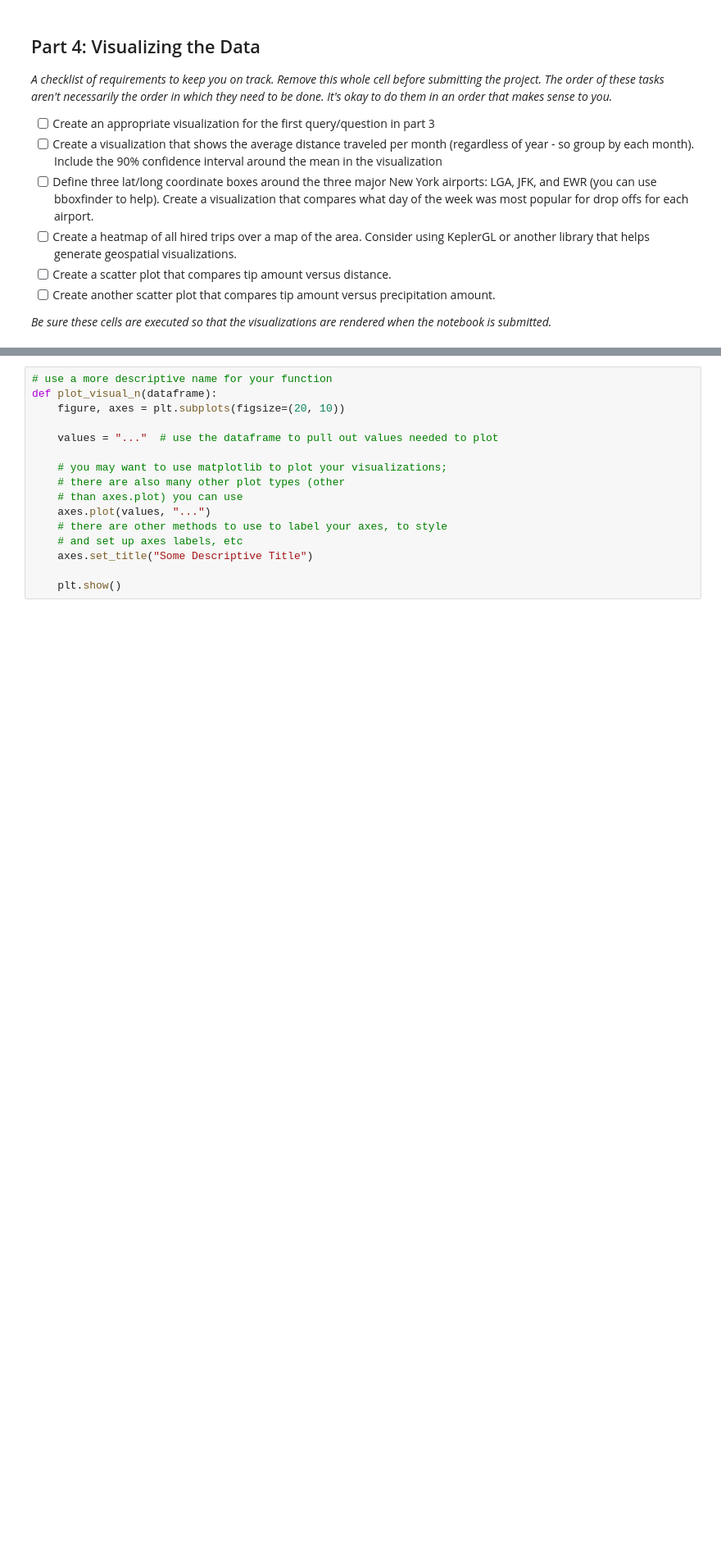
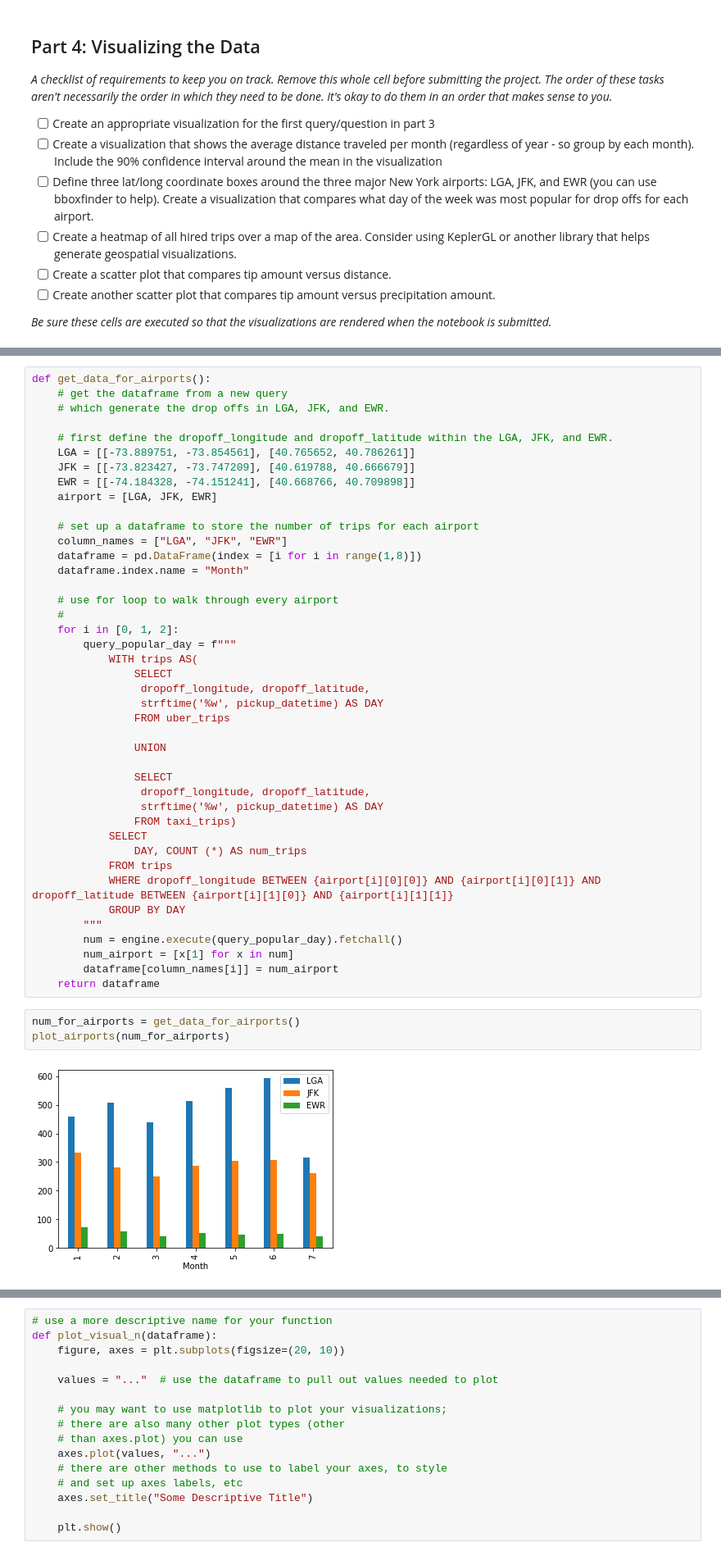
Before and after one commit to Yujdd/4501FP, a Jupyter notebook: Group7_FP.ipynb, the cells around one changed output, grey strips where cells are left out. Shown at 82% size. Drawn from its saved outputs; the diff is of its cells as text; blank space fills up the shorter version.

```diff
--- a/Group7_FP.ipynb
+++ b/Group7_FP.ipynb
@@ -792,0 +788,47 @@ uber_data
+# %%
+def get_data_for_airports():
+    # get the dataframe from a new query
+    # which generate the drop offs in LGA, JFK, and EWR.
+
+    # first define the dropoff_longitude and dropoff_latitude within the LGA, JFK, and EWR.
+    LGA = [[-73.889751, -73.854561], [40.765652, 40.786261]]
+    JFK = [[-73.823427, -73.747209], [40.619788, 40.666679]]
+    EWR = [[-74.184328, -74.151241], [40.668766, 40.709898]]
+    airport = [LGA, JFK, EWR]
+
+    # set up a dataframe to store the number of trips for each airport
+    column_names = ["LGA", "JFK", "EWR"]
+    dataframe = pd.DataFrame(index = [i for i in range(1,8)])
+    dataframe.index.name = "Month"
+
+    # use for loop to walk through every airport
+    #
+    for i in [0, 1, 2]:
+        query_popular_day = f"""
+            WITH trips AS(
+                SELECT
+                 dropoff_longitude, dropoff_latitude,
+                 strftime('%w', pickup_datetime) AS DAY
+                FROM uber_trips
+
+                UNION
+
+                SELECT
+                 dropoff_longitude, dropoff_latitude,
+                 strftime('%w', pickup_datetime) AS DAY
+                FROM taxi_trips)
+            SELECT
+                DAY, COUNT (*) AS num_trips
+            FROM trips
+            WHERE dropoff_longitude BETWEEN {airport[i][0][0]} AND {airport[i][0][1]} AND dropoff_latitude BETWEEN {airport[i][1][0]} AND {airport[i][1][1]}
+            GROUP BY DAY
+        """
+        num = engine.execute(query_popular_day).fetchall()
+        num_airport = [x[1] for x in num]
+        dataframe[column_names[i]] = num_airport
+    return dataframe
+# %%
+num_for_airports = get_data_for_airports()
+plot_airports(num_for_airports)
+# %% [output]
+[figure, added]
```
Also changed, not shown: parts of 66 cells of this notebook.
